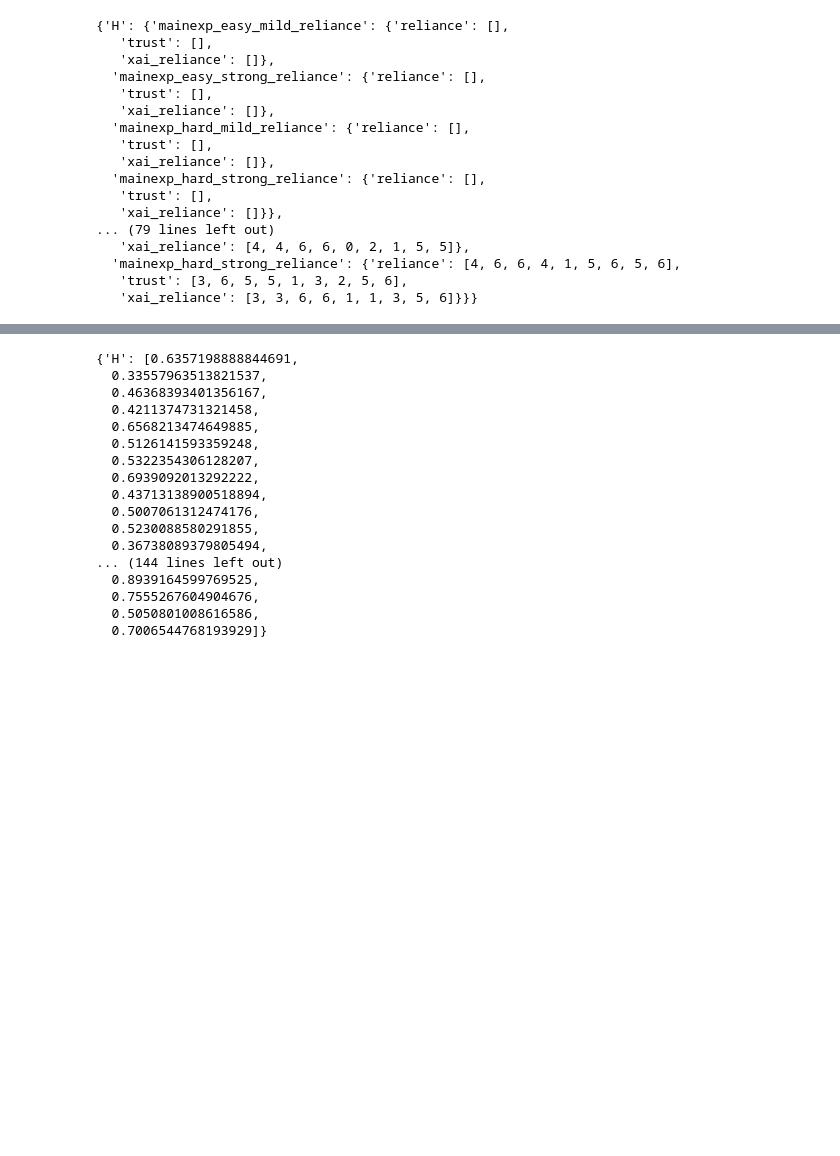
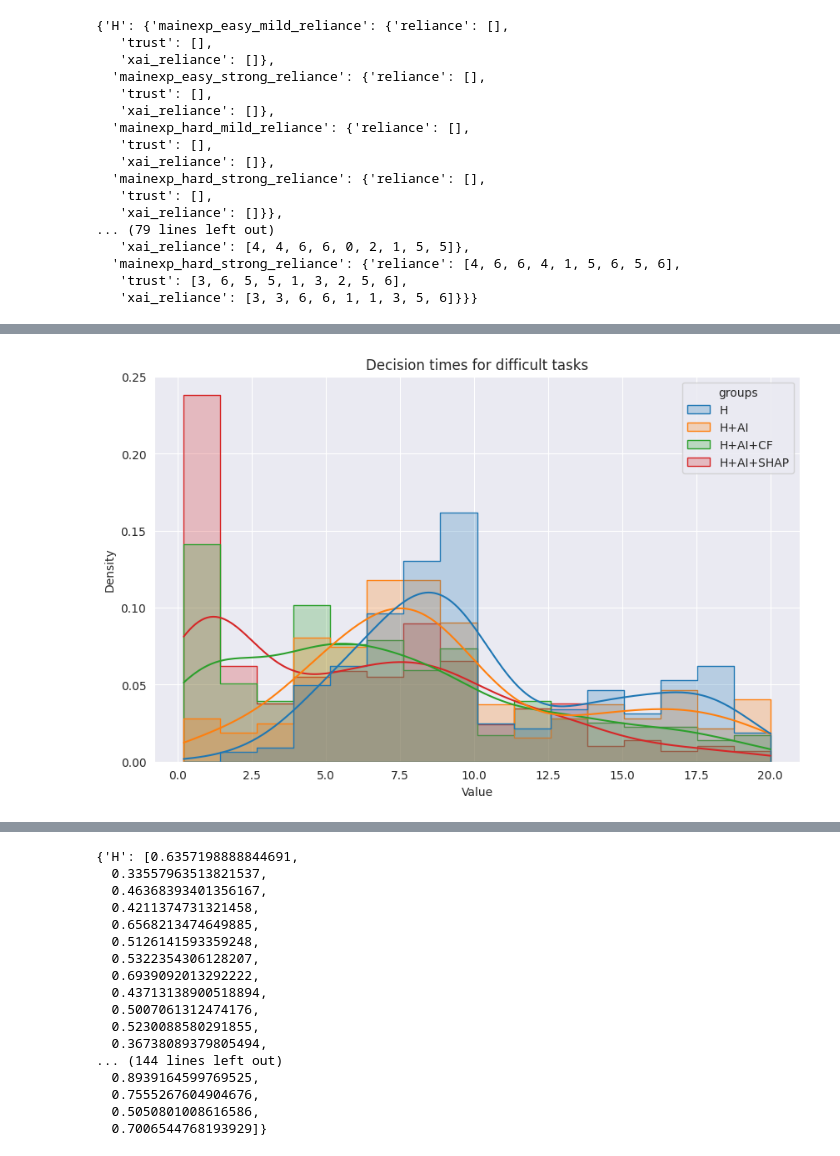
Before and after one commit to jules-leguy/xaipatimg, a Jupyter notebook: notebooks/results_analysis/02.01_db3.1.0_expv1.ipynb, the cells around one changed output, grey strips where cells are left out. Cells and saved outputs as stored; diff of their text form; code cells hidden in the pictures; blank space fills up the shorter version.

```diff
--- a/notebooks/results_analysis/02.01_db3.1.0_expv1.ipynb
+++ b/notebooks/results_analysis/02.01_db3.1.0_expv1.ipynb
@@ -1142,0 +1295,4 @@ processed_reliance_data
+# %%
+plot_histogram_with_density(all_times_difficult, title="Decision times for difficult tasks")
+# %% [output]
+[figure, added]
```
Also changed, not shown: parts of 27 cells of this notebook, 6 other files.
